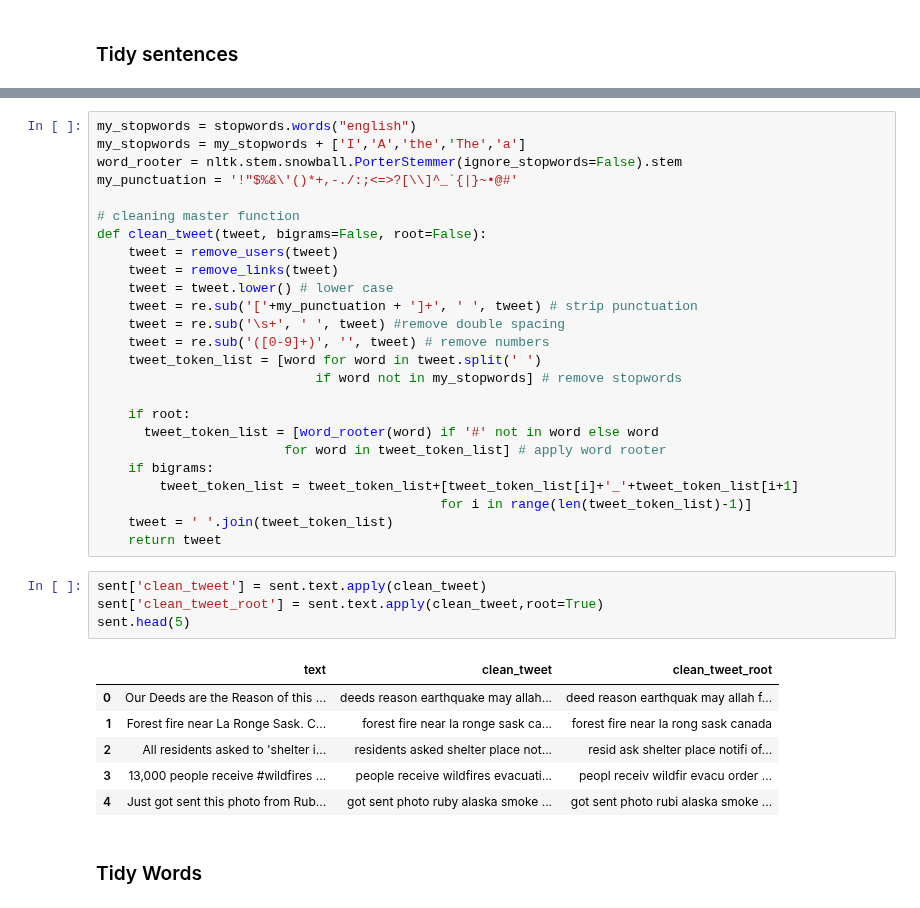
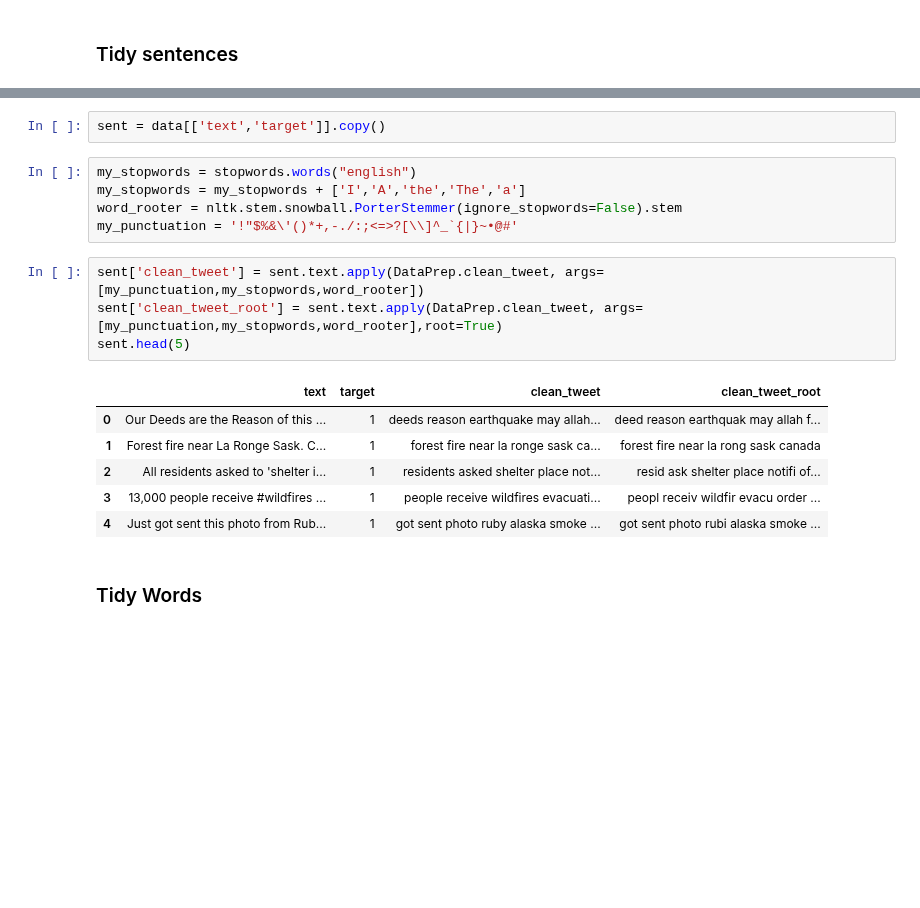
Before and after one commit to nviktorys/NLP0, a Jupyter notebook: 01_DataPreparation.ipynb, the cells around one changed output, grey strips where cells are left out. Cells and saved outputs as stored; diff of their text form; blank space fills up the shorter version.

Commit message:
Moved clean_tweet function to the utils

```diff
--- a/01_DataPreparation.ipynb
+++ b/01_DataPreparation.ipynb
@@ -133,39 +146,21 @@ def remove_users(tweet):
-# %%
-my_stopwords = stopwords.words("english")
-my_stopwords = my_stopwords + ['I','A','the','The','a']
-word_rooter = nltk.stem.snowball.PorterStemmer(ignore_stopwords=False).stem
-my_punctuation = '!"$%&\'()*+,-./:;<=>?[\\]^_`{|}~•@#'
-
-# cleaning master function
-def clean_tweet(tweet, bigrams=False, root=False):
-    tweet = remove_users(tweet)
-    tweet = remove_links(tweet)
-    tweet = tweet.lower() # lower case
-    tweet = re.sub('['+my_punctuation + ']+', ' ', tweet) # strip punctuation
-    tweet = re.sub('\s+', ' ', tweet) #remove double spacing
-    tweet = re.sub('([0-9]+)', '', tweet) # remove numbers
-    tweet_token_list = [word for word in tweet.split(' ')
-                            if word not in my_stopwords] # remove stopwords
-
-    if root:
-      tweet_token_list = [word_rooter(word) if '#' not in word else word
-                        for word in tweet_token_list] # apply word rooter
-    if bigrams:
-        tweet_token_list = tweet_token_list+[tweet_token_list[i]+'_'+tweet_token_list[i+1]
-                                            for i in range(len(tweet_token_list)-1)]
-    tweet = ' '.join(tweet_token_list)
-    return tweet
+# %%
+sent = data[['text','target']].copy()
+# %%
+my_stopwords = stopwords.words("english")
+my_stopwords = my_stopwords + ['I','A','the','The','a']
+word_rooter = nltk.stem.snowball.PorterStemmer(ignore_stopwords=False).stem
+my_punctuation = '!"$%&\'()*+,-./:;<=>?[\\]^_`{|}~•@#'
 # %%
-sent['clean_tweet'] = sent.text.apply(clean_tweet)
-sent['clean_tweet_root'] = sent.text.apply(clean_tweet,root=True)
+sent['clean_tweet'] = sent.text.apply(DataPrep.clean_tweet, args=[my_punctuation,my_stopwords,word_rooter])
+sent['clean_tweet_root'] = sent.text.apply(DataPrep.clean_tweet, args=[my_punctuation,my_stopwords,word_rooter],root=True)
 sent.head(5)
 # %% [output]
-|  | text | clean_tweet | clean_tweet_root |
-| 0 | Our Deeds are the Reason of this ... | deeds reason earthquake may allah... | deed reason earthquak may allah f... |
-| 1 | Forest fire near La Ronge Sask. C... | forest fire near la ronge sask ca... | forest fire near la rong sask canada |
-| 2 | All residents asked to 'shelter i... | residents asked shelter place not... | resid ask shelter place notifi of... |
-| 3 | 13,000 people receive #wildfires ... | people receive wildfires evacuati... | peopl receiv wildfir evacu order ... |
-| 4 | Just got sent this photo from Rub... | got sent photo ruby alaska smoke ... | got sent photo rubi alaska smoke ... |
+|  | text | target | clean_tweet | clean_tweet_root |
+| 0 | Our Deeds are the Reason of this ... | 1 | deeds reason earthquake may allah... | deed reason earthquak may allah f... |
+| 1 | Forest fire near La Ronge Sask. C... | 1 | forest fire near la ronge sask ca... | forest fire near la rong sask canada |
+| 2 | All residents asked to 'shelter i... | 1 | residents asked shelter place not... | resid ask shelter place notifi of... |
+| 3 | 13,000 people receive #wildfires ... | 1 | people receive wildfires evacuati... | peopl receiv wildfir evacu order ... |
+| 4 | Just got sent this photo from Rub... | 1 | got sent photo ruby alaska smoke ... | got sent photo rubi alaska smoke ... |
 # %% [markdown]
 ### Tidy Words
 # %%
```
Also changed, not shown: parts of 14 cells of this notebook.
